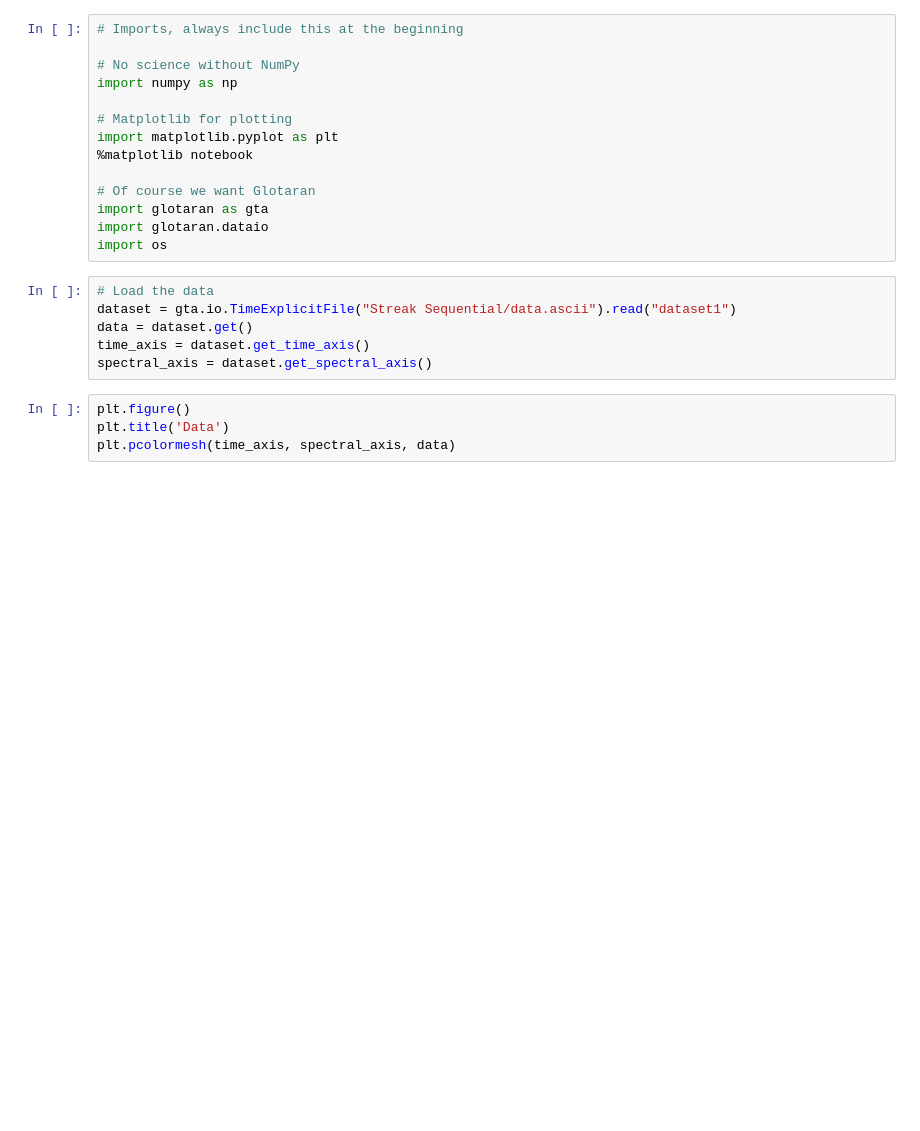
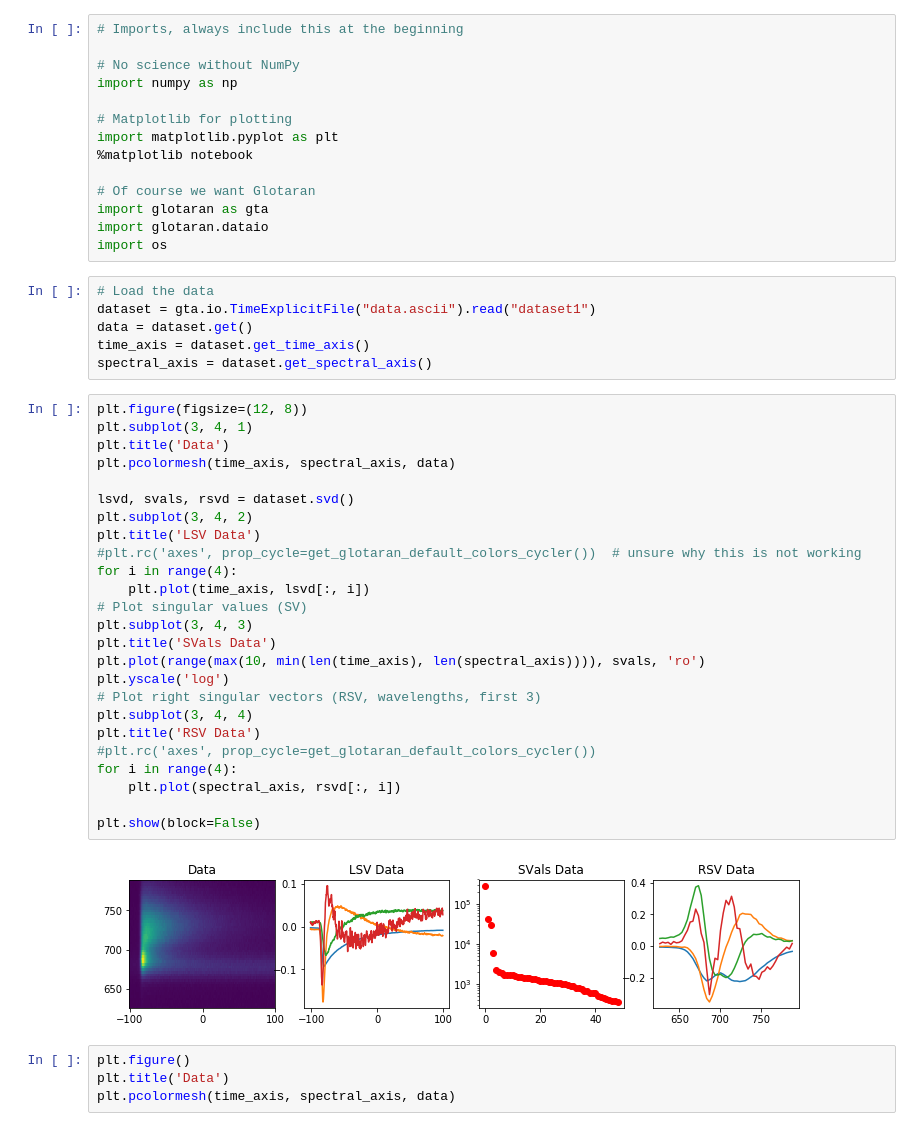
Before and after one commit to glotaran/examples, a Jupyter notebook: Streak Sequential/Streak Seqential.ipynb, the cells around one changed output. Saved outputs shown, nothing was run; the diff lists cells and outputs as text; blank space fills up the shorter version.

Commit message:
updated plotting

```diff
--- a/Streak Sequential/Streak Seqential.ipynb
+++ b/Streak Sequential/Streak Seqential.ipynb
@@ -14,10 +14,37 @@ import glotaran.dataio
 import os
 # %%
 # Load the data
-dataset = gta.io.TimeExplicitFile("Streak Sequential/data.ascii").read("dataset1")
+dataset = gta.io.TimeExplicitFile("data.ascii").read("dataset1")
 data = dataset.get()
 time_axis = dataset.get_time_axis()
 spectral_axis = dataset.get_spectral_axis()
+# %%
+plt.figure(figsize=(12, 8))
+plt.subplot(3, 4, 1)
+plt.title('Data')
+plt.pcolormesh(time_axis, spectral_axis, data)
+
+lsvd, svals, rsvd = dataset.svd()
+plt.subplot(3, 4, 2)
+plt.title('LSV Data')
+#plt.rc('axes', prop_cycle=get_glotaran_default_colors_cycler())  # unsure why this is not working
+for i in range(4):
+    plt.plot(time_axis, lsvd[:, i])
+# Plot singular values (SV)
+plt.subplot(3, 4, 3)
+plt.title('SVals Data')
+plt.plot(range(max(10, min(len(time_axis), len(spectral_axis)))), svals, 'ro')
+plt.yscale('log')
+# Plot right singular vectors (RSV, wavelengths, first 3)
+plt.subplot(3, 4, 4)
+plt.title('RSV Data')
+#plt.rc('axes', prop_cycle=get_glotaran_default_colors_cycler())
+for i in range(4):
+    plt.plot(spectral_axis, rsvd[:, i])
+
+plt.show(block=False)
+# %% [output]
+[figure, added]
 # %%
 plt.figure()
 plt.title('Data')
```
Also changed, not shown: parts of 4 cells of this notebook.
